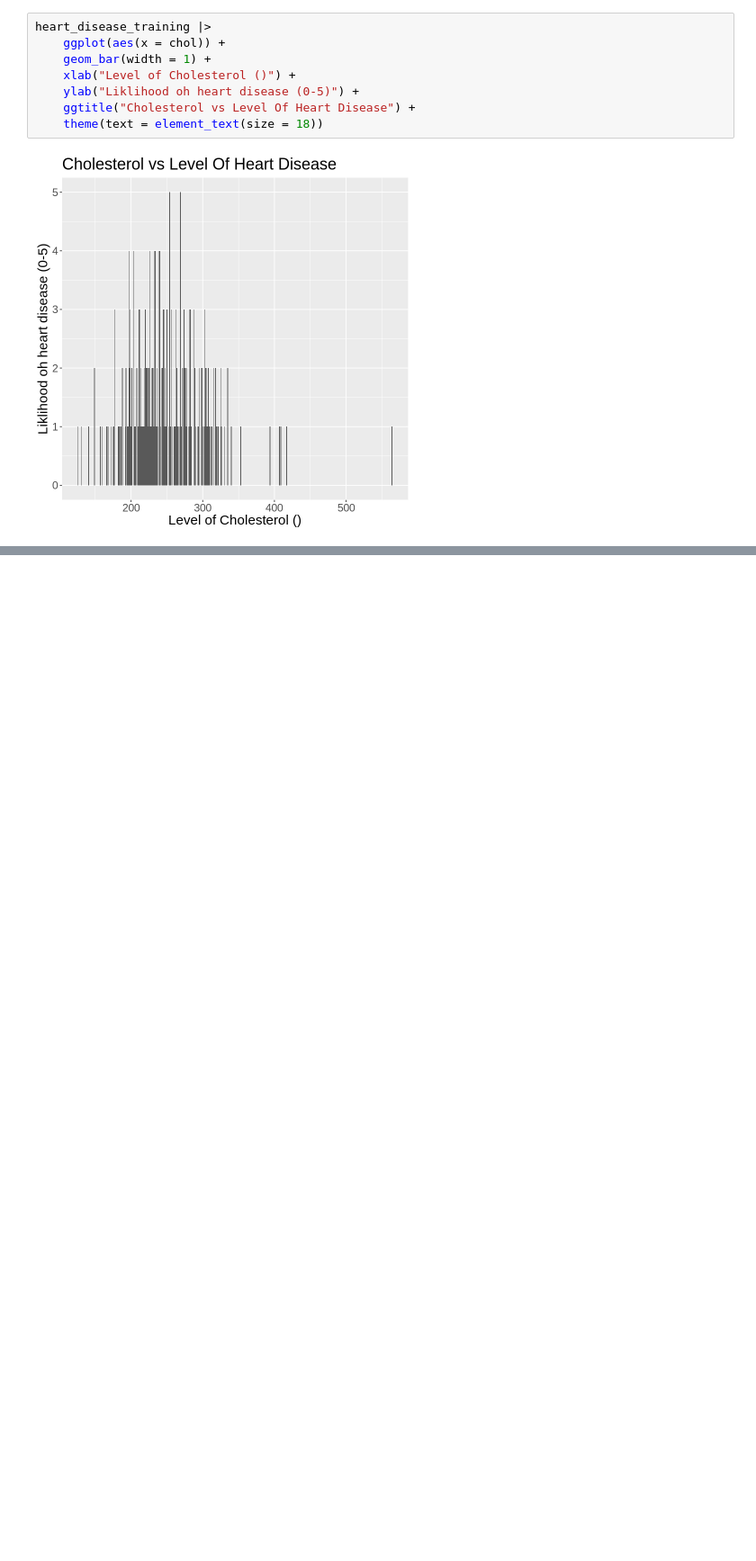
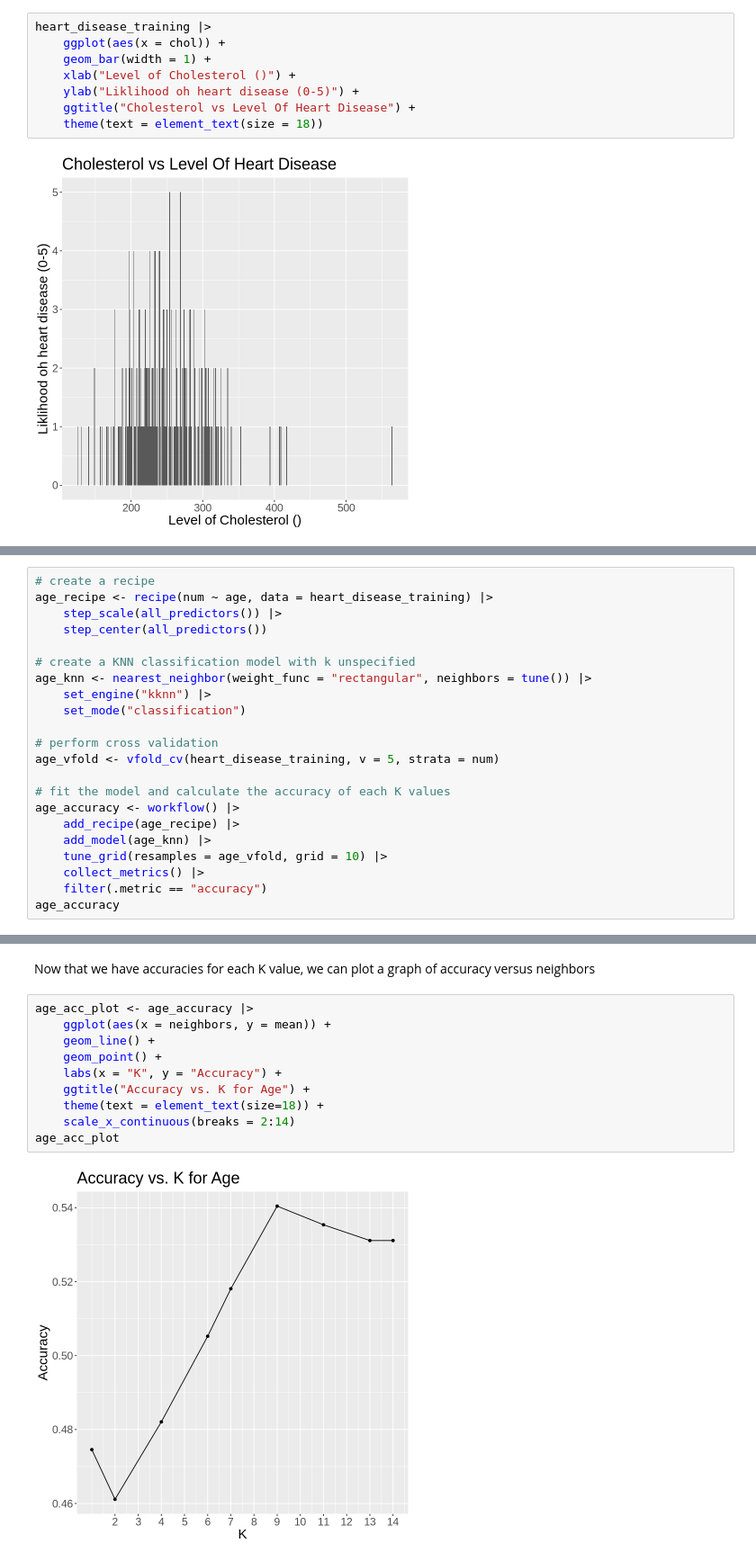
Before and after one commit to Yi-Lin-Wang/Group-32-best-group, a Jupyter notebook: Heart_Disease_Project.ipynb, the cells around one changed output, grey strips where cells are left out. Shown: that part at 90% size. Drawn from its saved outputs; the diff is of its cells as text; blank space fills up the shorter version.

Commit message:
add KNN classification model for age

```diff
--- a/Heart_Disease_Project.ipynb
+++ b/Heart_Disease_Project.ipynb
@@ -109,0 +112,22 @@ heart_disease_training |>
+# %%
+# create a recipe
+age_recipe <- recipe(num ~ age, data = heart_disease_training) |>
+    step_scale(all_predictors()) |>
+    step_center(all_predictors())
+
+# create a KNN classification model with k unspecified
+age_knn <- nearest_neighbor(weight_func = "rectangular", neighbors = tune()) |>
+    set_engine("kknn") |>
+    set_mode("classification")
+
+# perform cross validation
+age_vfold <- vfold_cv(heart_disease_training, v = 5, strata = num)
+
+# fit the model and calculate the accuracy of each K values
+age_accuracy <- workflow() |>
+    add_recipe(age_recipe) |>
+    add_model(age_knn) |>
+    tune_grid(resamples = age_vfold, grid = 10) |>
+    collect_metrics() |>
+    filter(.metric == "accuracy")
+age_accuracy
@@ -109,0 +150,14 @@ heart_disease_training |>
+# %% [markdown]
+Now that we have accuracies for each K value, we can plot a graph of accuracy versus neighbors
+# %%
+age_acc_plot <- age_accuracy |>
+    ggplot(aes(x = neighbors, y = mean)) +
+    geom_line() +
+    geom_point() +
+    labs(x = "K", y = "Accuracy") +
+    ggtitle("Accuracy vs. K for Age") +
+    theme(text = element_text(size=18)) +
+    scale_x_continuous(breaks = 2:14)
+age_acc_plot
+# %% [output]
+[figure, added]
```
Also changed, not shown: parts of 4 cells of this notebook.
